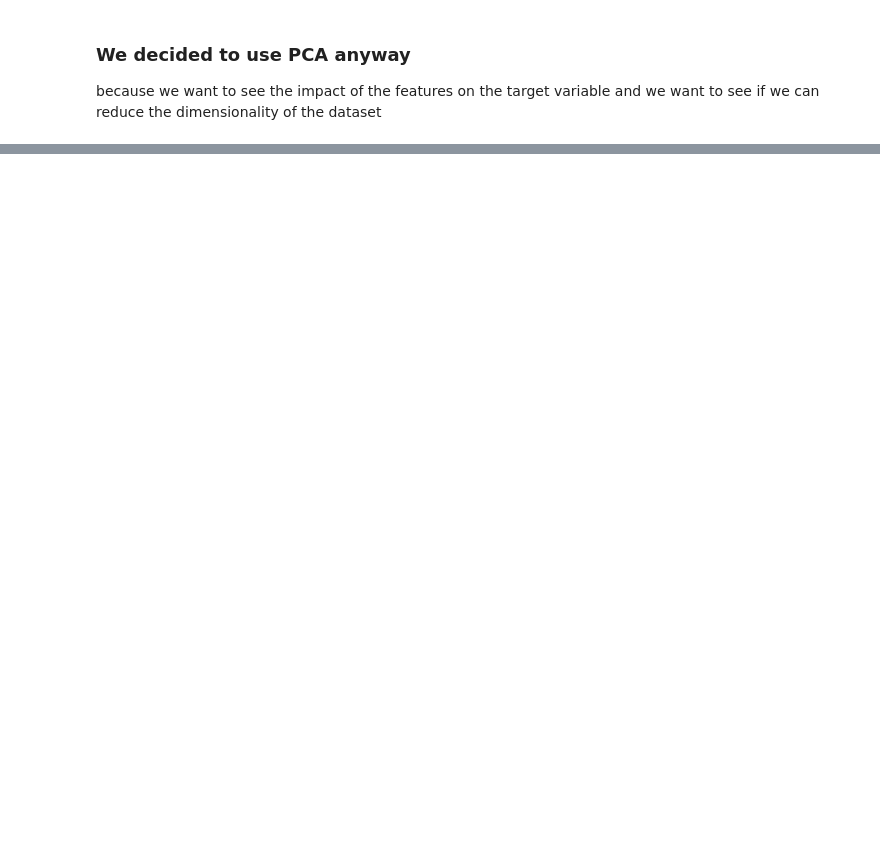
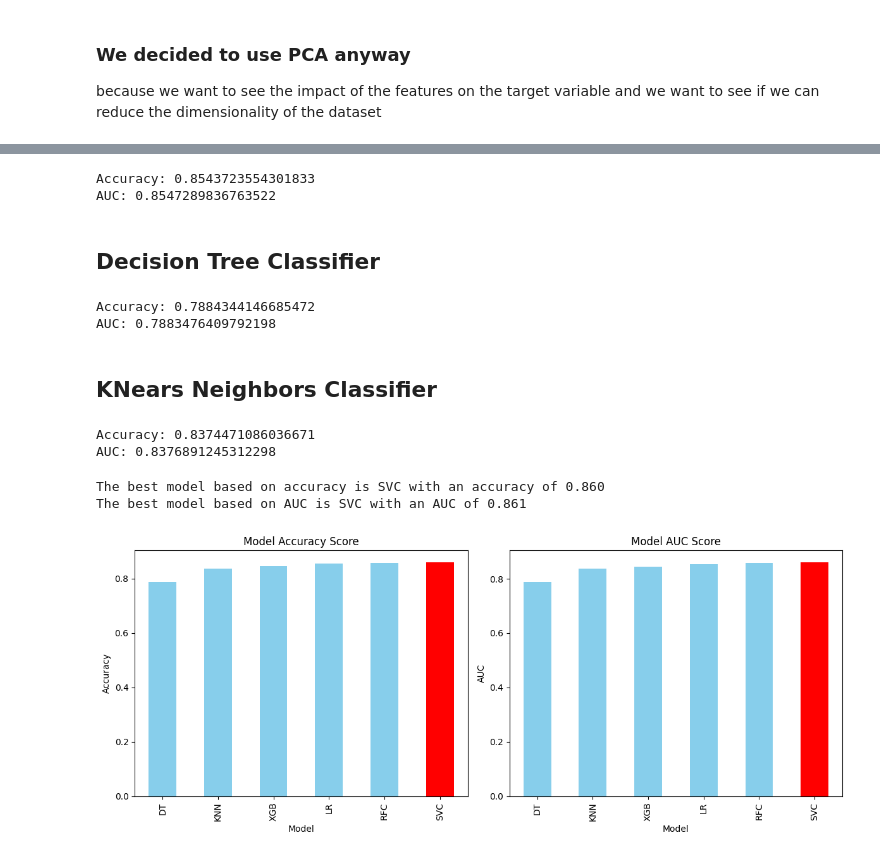
Before and after one commit to MorrisSimons/SCH_spotify_ml_project, a Jupyter notebook: largeset_version/main.ipynb, the cells around one changed output, grey strips where cells are left out. Saved outputs shown, nothing was run; the diff lists cells and outputs as text; code cells hidden in the pictures; blank space fills up the shorter version.

Commit message:
model done

```diff
--- a/largeset_version/main.ipynb
+++ b/largeset_version/main.ipynb
@@ -742,0 +799,4 @@ KeyboardInterrupt:
+# %%
+# Convert flop or bop to 0 or 1
+y_train = y_train.replace({'flop': 0, 'bop': 1})
+y_test = y_test.replace({'flop': 0, 'bop': 1})
@@ -742,0 +844,74 @@ KeyboardInterrupt:
+# %%
+LR_Model = LogisticRegression()
+LR_Model.fit(X_train_normal, y_train)
+LR_Predict = LR_Model.predict(X_test_normal)
+LR_Accuracy = accuracy_score(y_test, LR_Predict)
+print("Accuracy: " + str(LR_Accuracy))
+LR_AUC = roc_auc_score(y_test, LR_Predict)
+print("AUC: " + str(LR_AUC))
+# %% [output]
+Accuracy: 0.8543723554301833
+AUC: 0.8547289836763522
+# %% [markdown]
+## Decision Tree Classifier
+# %%
+DT_Model = DecisionTreeClassifier()
+DT_Model.fit(X_train_normal, y_train)
+DT_Predict = DT_Model.predict(X_test_normal)
+DT_Accuracy = accuracy_score(y_test, DT_Predict)
+print("Accuracy: " + str(DT_Accuracy))
+DT_AUC = roc_auc_score(y_test, DT_Predict)
+print("AUC: " + str(DT_AUC))
+# %% [output]
+Accuracy: 0.7884344146685472
+AUC: 0.7883476409792198
+# %% [markdown]
+## KNears Neighbors Classifier
+# %%
+KNN_Model = KNeighborsClassifier()
+KNN_Model.fit(X_train_normal, y_train)
+KNN_Predict = KNN_Model.predict(X_test_normal)
+KNN_Accuracy = accuracy_score(y_test, KNN_Predict)
+print("Accuracy: " + str(KNN_Accuracy))
+KNN_AUC = roc_auc_score(y_test, KNN_Predict)
+print("AUC: " + str(KNN_AUC))
+# %% [output]
+Accuracy: 0.8374471086036671
+AUC: 0.8376891245312298
+# %%
+# plot ascending in accuracy and then an plot for AUC
+models = ['RFC', 'SVC', 'XGB', 'LR', 'DT', 'KNN']
+accuracy = [RFC_Accuracy, SVC_Accuracy, XGB_Accuracy, LR_Accuracy, DT_Accuracy, KNN_Accuracy]
+auc = [RFC_AUC, SVC_AUC, XGB_AUC, LR_AUC, DT_AUC, KNN_AUC]
+
+accuracy_df = pd.DataFrame({'Model': models, 'Accuracy': accuracy})
+auc_df = pd.DataFrame({'Model': models, 'AUC': auc})
+
+accuracy_df = accuracy_df.sort_values(by='Accuracy', ascending=True)
+auc_df = auc_df.sort_values(by='AUC', ascending=True)
+
+best_model_accuracy = accuracy_df.iloc[-1]['Model']
+best_model_AUC = auc_df.iloc[-1]['Model']
+
+print(f"The best model based on accuracy is {best_model_accuracy} with an accuracy of {accuracy_df.iloc[-1]['Accuracy']:.3f}")
+print(f"The best model based on AUC is {best_model_AUC} with an AUC of {auc_df.iloc[-1]['AUC']:.3f}")
+
+color_accuracy = ['skyblue' if model != best_model_accuracy else 'red' for model in accuracy_df['Model']]
+color_auc = ['skyblue' if model != best_model_AUC else 'red' for model in auc_df['Model']]
+
+# plot in subplots color the best model
+fig, ax = plt.subplots(1, 2, figsize=(12, 3))
+
+accuracy_df.plot(kind='bar', x='Model', y='Accuracy', ax=ax[0], legend=False, color=color_accuracy)
+ax[0].set_title('Model Accuracy Score')
+ax[0].set_ylabel('Accuracy')
+
+auc_df.plot(kind='bar', x='Model', y='AUC', ax=ax[1], legend=False, color=color_auc)
+ax[1].set_title('Model AUC Score')
+ax[1].set_ylabel('AUC')
+
+plt.tight_layout()
+# %% [output]
+The best model based on accuracy is SVC with an accuracy of 0.860
+The best model based on AUC is SVC with an AUC of 0.861
+[figure, added]
```
Also changed, not shown: parts of 15 cells of this notebook.
